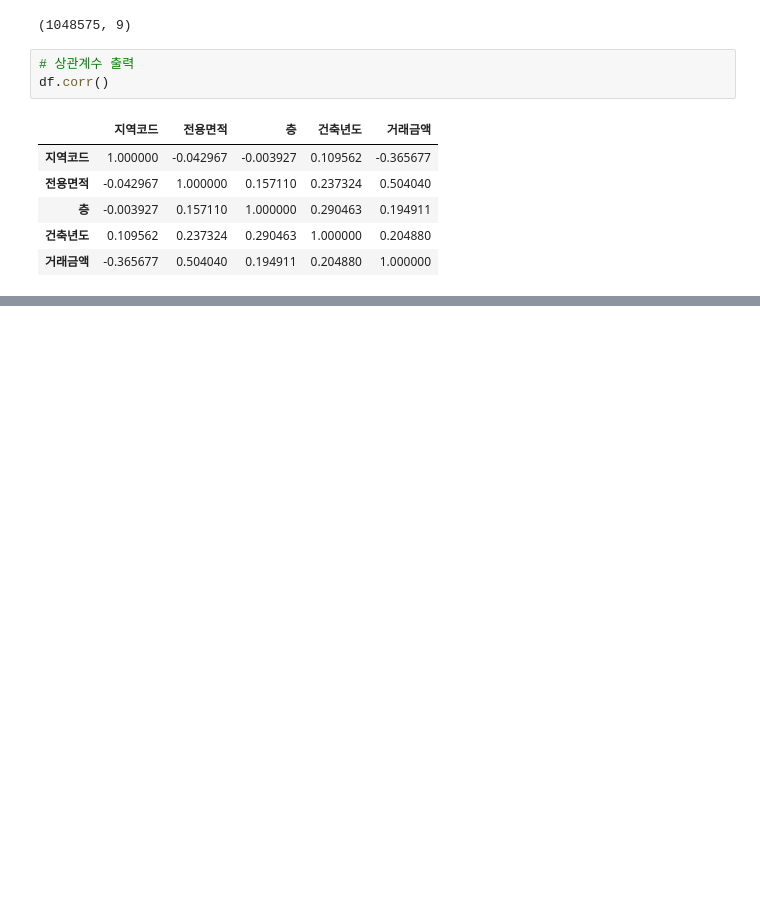
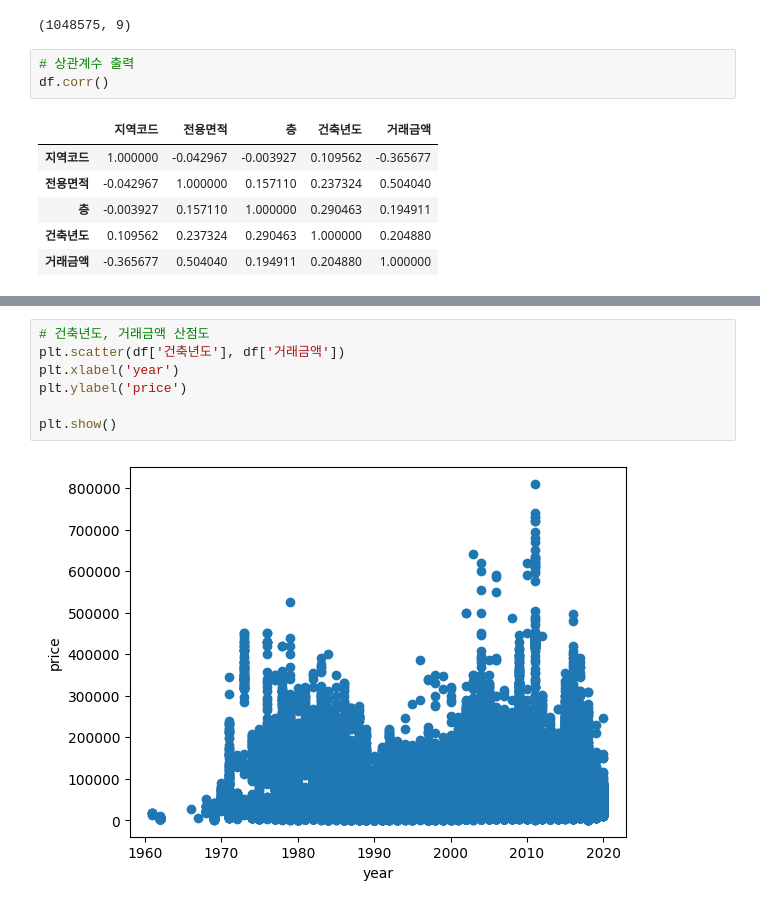
Before and after one commit to Chocoding1/Machine-Learning-Deep-Learning, a Jupyter notebook: AI_final.ipynb, the cells around one changed output, grey strips where cells are left out. Cells and saved outputs as stored; diff of their text form; blank space fills up the shorter version.

```diff
--- a/AI_final.ipynb
+++ b/AI_final.ipynb
@@ -96,0 +99,9 @@ plt.show()
+# %%
+# 건축년도, 거래금액 산점도
+plt.scatter(df['건축년도'], df['거래금액'])
+plt.xlabel('year')
+plt.ylabel('price')
+
+plt.show()
+# %% [output]
+[figure, added]
```
Also changed, not shown: parts of 11 cells of this notebook.
